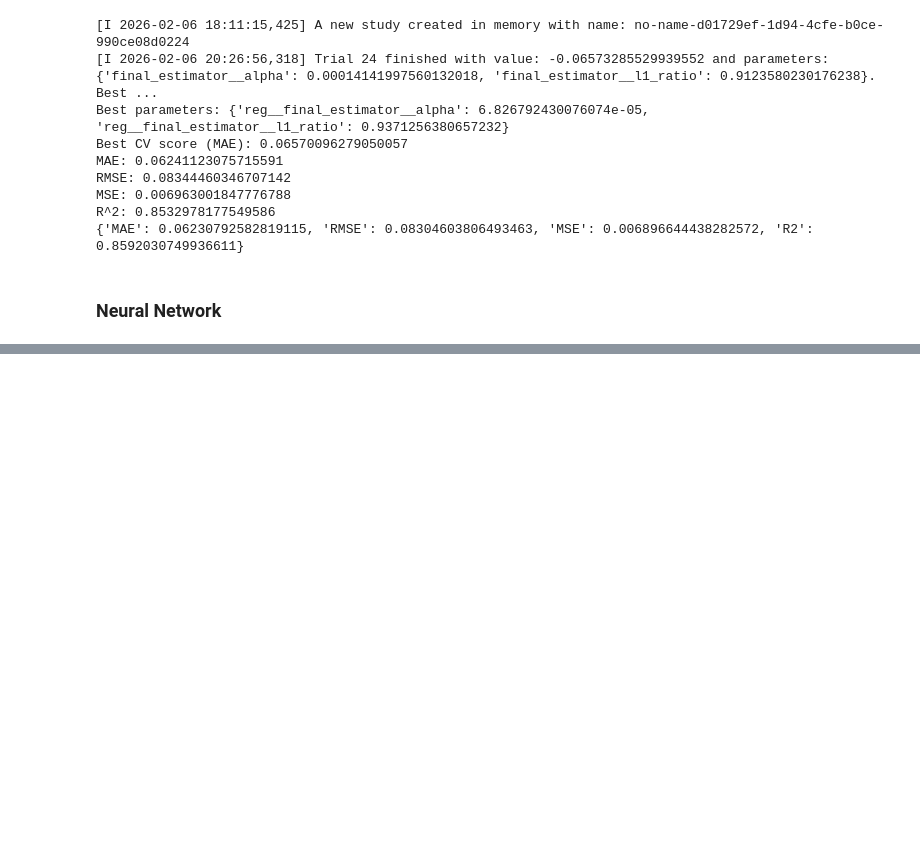
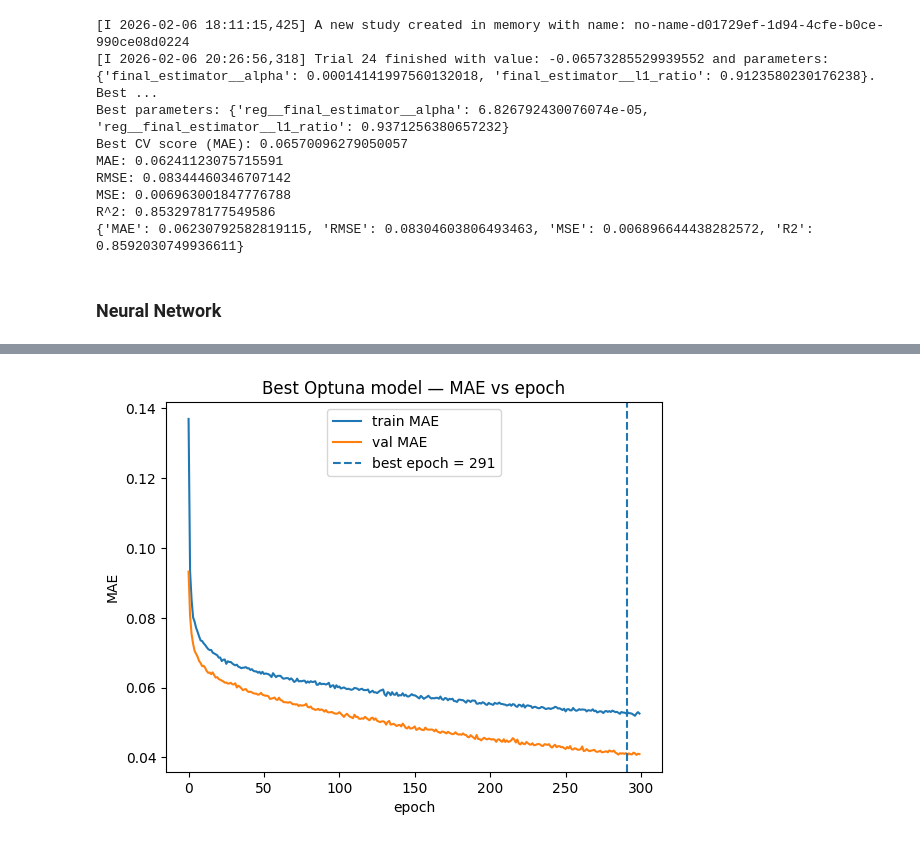
Before and after one commit to tasosger/choices13k-risky-choice, a Jupyter notebook: analysis.ipynb, the cells around one changed output, grey strips where cells are left out. Cells and saved outputs as stored; diff of their text form; code cells hidden in the pictures; blank space fills up the shorter version.

```diff
--- a/analysis.ipynb
+++ b/analysis.ipynb
@@ -1602,12 +1598,0 @@ AttributeError: 'dict' object has no attribute 'history'
-# %%
-model.load_state_dict(torch.load('best_choices13k.pt'))
-model.eval()
-with torch.no_grad():
-    final_pred = model(X_te_torch.to(device)).cpu().numpy().flatten()
-
-mse = mean_squared_error(y_test, final_pred)
-mae = mean_absolute_error(y_test, final_pred)
-r2 = r2_score(y_test, final_pred)
-
-print(f"MSE: {mse:.5f}, MAE: {mae:.4f}, R2: {r2:.3f}")
-print(f"PyTorch NN - MSE: {mse:.5f}, MAE: {mae:.4f}")
@@ -1613,0 +1753,72 @@ print(f"PyTorch NN - MSE: {mse:.5f}, MAE: {mae:.4f}")
+# %%
+# Cell 4 — Refit best model (keep history), plot MAE vs epoch, then test using best epoch
+import matplotlib.pyplot as plt
+
+bp = study_nn.best_params
+hidden_best = (bp["h1"], bp["h2"], bp["h3"])
+
+model = Choices13kNet(input_dim, hidden=hidden_best, dropout=bp["dropout"]).to(device)
+criterion = nn.MSELoss()
+optimizer = optim.AdamW(model.parameters(), lr=bp["lr"], weight_decay=bp["weight_decay"])
+scheduler = optim.lr_scheduler.ReduceLROnPlateau(optimizer, patience=20, factor=0.5)
+
+train_loader_full = DataLoader(
+    TensorDataset(X_tr_torch, y_tr_torch),
+    batch_size=bp["batch_size"],
+    shuffle=True,
+)
+
+out = train_nn_one_run(
+    model=model,
+    train_loader=train_loader_full,
+    X_val=X_val_torch,
+    y_val=y_val_torch,
+    criterion=criterion,
+    optimizer=optimizer,
+    scheduler=scheduler,
+    max_epochs=300,
+    patience=40,
+    verbose=True
+)
+
+history = out["history"]
+best_epoch = out["best_epoch"]
+best_val_mae = out["best_val_mae"]
+
+# Plot MAE map (epoch vs MAE) for train/val
+epochs = np.arange(len(history["train_mae"]))
+
+plt.figure()
+plt.plot(epochs, history["train_mae"], label="train MAE")
+plt.plot(epochs, history["val_mae"], label="val MAE")
+plt.axvline(best_epoch, linestyle="--", label=f"best epoch = {best_epoch}")
+plt.xlabel("epoch")
+plt.ylabel("MAE")
+plt.legend()
+plt.title("Best Optuna model — MAE vs epoch")
+plt.show()
+
+# Test evaluation using best-epoch weights (model already restored)
+@torch.no_grad()
+def predict(model, X):
+    model.eval()
+    return model(X.to(device)).detach().cpu().numpy().reshape(-1)
+
+test_pred = predict(model, X_te_torch)
+test_mae = mean_absolute_error(y_te_torch.detach().cpu().numpy().reshape(-1), test_pred)
+
+# Save best-epoch weights + metadata
+torch.save(
+    {
+        "state_dict": model.state_dict(),  # already best epoch
+        "best_params": bp,
+        "best_epoch": best_epoch,
+        "best_val_mae": best_val_mae,
+        "history": history,
+    },
+    "best_choices13k_optuna_refit.pt",
+)
+
+print(f"Refit done. Best epoch: {best_epoch} | best val MAE: {best_val_mae:.6f} | TEST MAE: {test_mae:.6f}")
+# %% [output]
+[figure, added]
```
Also changed, not shown: parts of 31 cells of this notebook.
